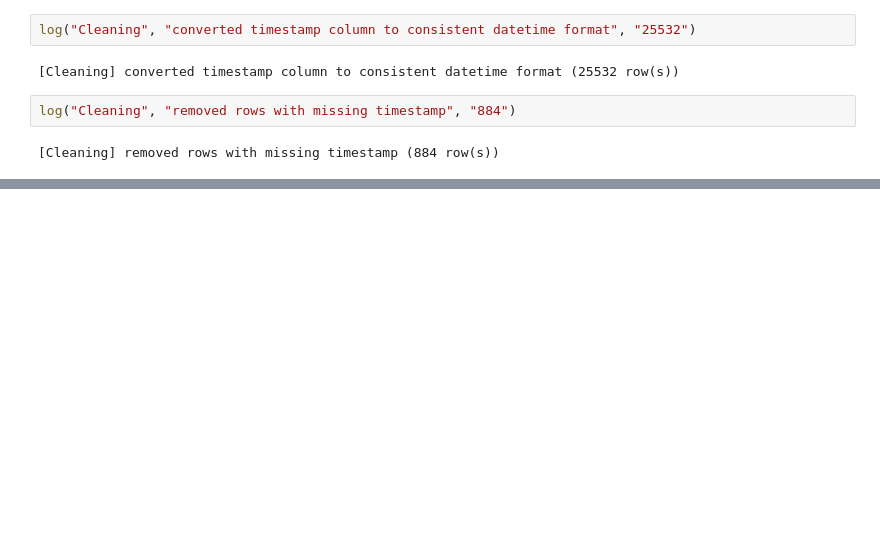
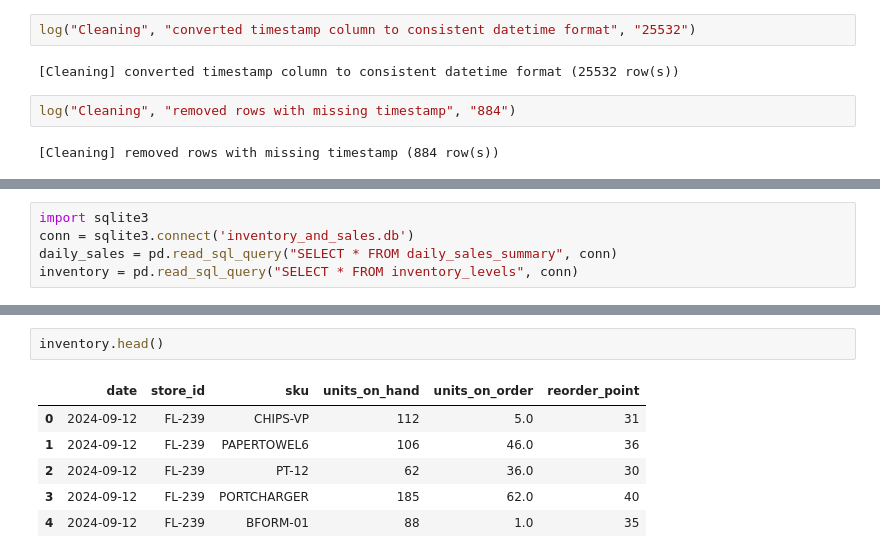
Before and after one commit to mayajdias/walmart-hurricane-project, a Jupyter notebook: notebooks/Cleaning.ipynb, the cells around one changed output, grey strips where cells are left out. Saved outputs shown, nothing was run; the diff lists cells and outputs as text; blank space fills up the shorter version.

```diff
--- a/notebooks/Cleaning.ipynb
+++ b/notebooks/Cleaning.ipynb
@@ -682,0 +1072,5 @@ log("Cleaning", "removed rows with missing timestamp", "884")
+# %%
+import sqlite3
+conn = sqlite3.connect('inventory_and_sales.db')
+daily_sales = pd.read_sql_query("SELECT * FROM daily_sales_summary", conn)
+inventory = pd.read_sql_query("SELECT * FROM inventory_levels", conn)
@@ -682,0 +1086,9 @@ log("Cleaning", "removed rows with missing timestamp", "884")
+# %%
+inventory.head()
+# %% [output]
+|  | date | store_id | sku | units_on_hand | units_on_order | reorder_point |
+| 0 | 2024-09-12 | FL-239 | CHIPS-VP | 112 | 5.0 | 31 |
+| 1 | 2024-09-12 | FL-239 | PAPERTOWEL6 | 106 | 46.0 | 36 |
+| 2 | 2024-09-12 | FL-239 | PT-12 | 62 | 36.0 | 30 |
+| 3 | 2024-09-12 | FL-239 | PORTCHARGER | 185 | 62.0 | 40 |
+| 4 | 2024-09-12 | FL-239 | BFORM-01 | 88 | 1.0 | 35 |
```
Also changed, not shown: parts of 54 cells of this notebook.
